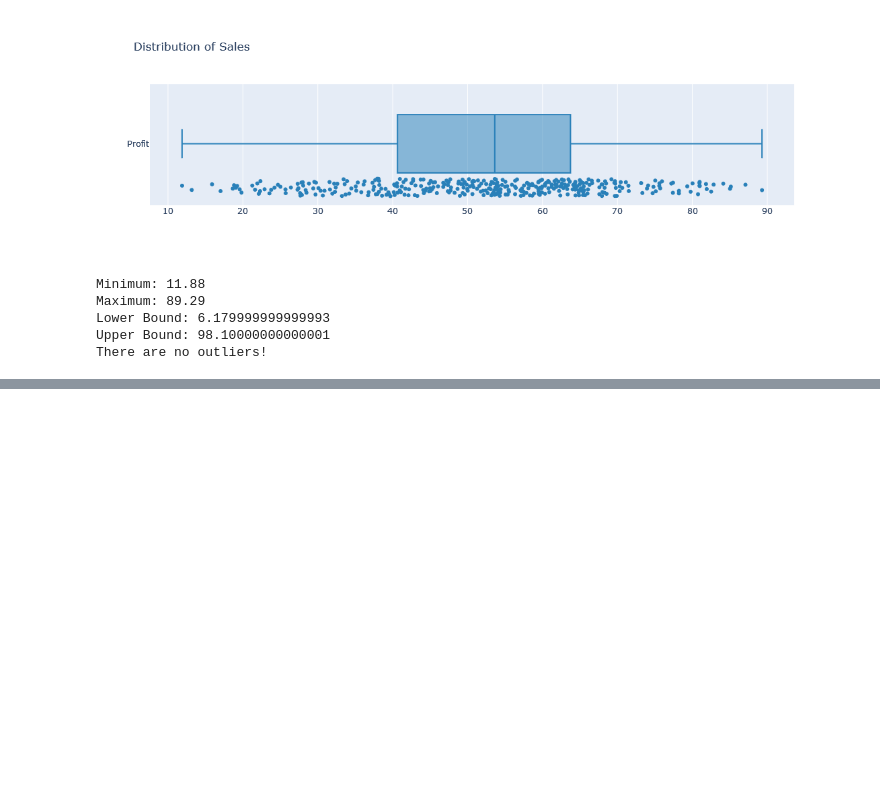
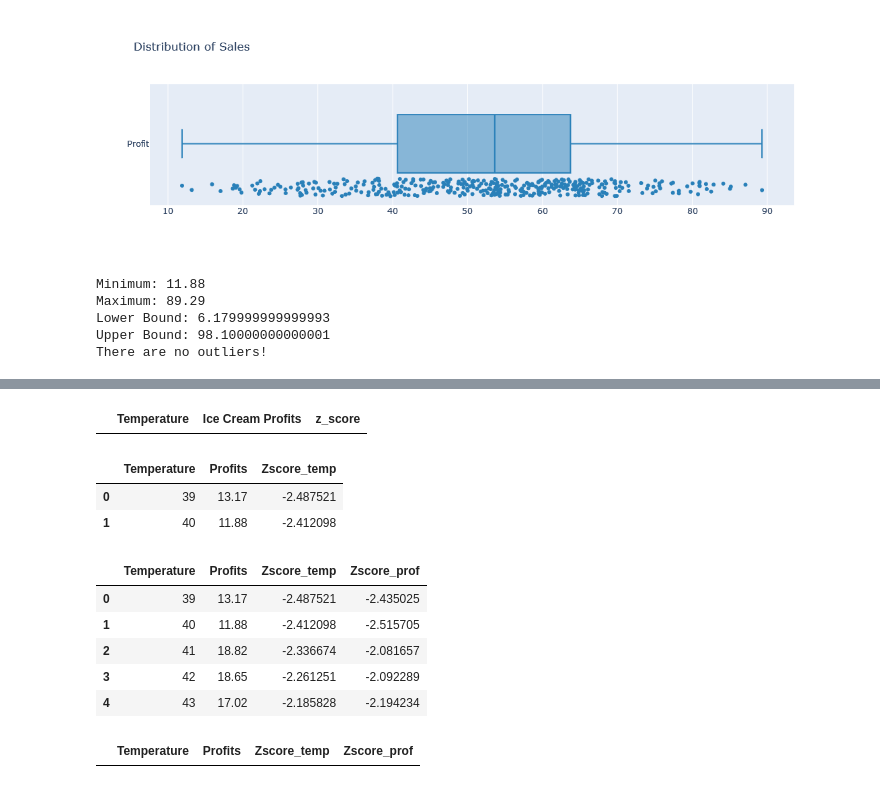
Before and after one commit to arfan64shah/Data_Science, a Jupyter notebook: Linear_Regression/Linear_Regression_Icecream_Dataset.ipynb, the cells around one changed output, grey strips where cells are left out. Cells and saved outputs as stored; diff of their text form; code cells hidden in the pictures; blank space fills up the shorter version.

```diff
--- a/Linear_Regression/Linear_Regression_Icecream_Dataset.ipynb
+++ b/Linear_Regression/Linear_Regression_Icecream_Dataset.ipynb
@@ -180,0 +208,3 @@ There are no outliers!
+# %%
+new_dataset = dataset.copy()
+new_dataset.head(2)
@@ -180,0 +215,3 @@ There are no outliers!
+# %%
+# find z scores and add a column named zscores
+new_dataset['z_score'] = (new_dataset.Temperature - new_dataset.Temperature.mean())/new_dataset.Temperature.std()
@@ -180,0 +227,29 @@ There are no outliers!
+# %%
+# find columns which have z_score less than -3 and greater than 3
+new_dataset[new_dataset.z_score > 3]
+# %% [output]
+|  | Temperature | Ice Cream Profits | z_score |
+# %%
+#lets rename ice cream profits to just profits
+new_dataset = new_dataset.rename(columns = {'Ice Cream Profits': 'Profits', 'z_score': 'Zscore_temp'})
+new_dataset.head(2)
+# %% [output]
+|  | Temperature | Profits | Zscore_temp |
+| 0 | 39 | 13.17 | -2.487521 |
+| 1 | 40 | 11.88 | -2.412098 |
+# %%
+# add z_score for ice cream profits
+new_dataset["Zscore_prof"] = (new_dataset.Profits - new_dataset.Profits.mean())/new_dataset.Profits.std()
+# %%
+new_dataset.head()
+# %% [output]
+|  | Temperature | Profits | Zscore_temp | Zscore_prof |
+| 0 | 39 | 13.17 | -2.487521 | -2.435025 |
+| 1 | 40 | 11.88 | -2.412098 | -2.515705 |
+| 2 | 41 | 18.82 | -2.336674 | -2.081657 |
+| 3 | 42 | 18.65 | -2.261251 | -2.092289 |
+| 4 | 43 | 17.02 | -2.185828 | -2.194234 |
+# %%
+new_dataset[new_dataset.Zscore_prof > 3]
+# %% [output]
+|  | Temperature | Profits | Zscore_temp | Zscore_prof |
```
Also changed, not shown: parts of 17 cells of this notebook.
